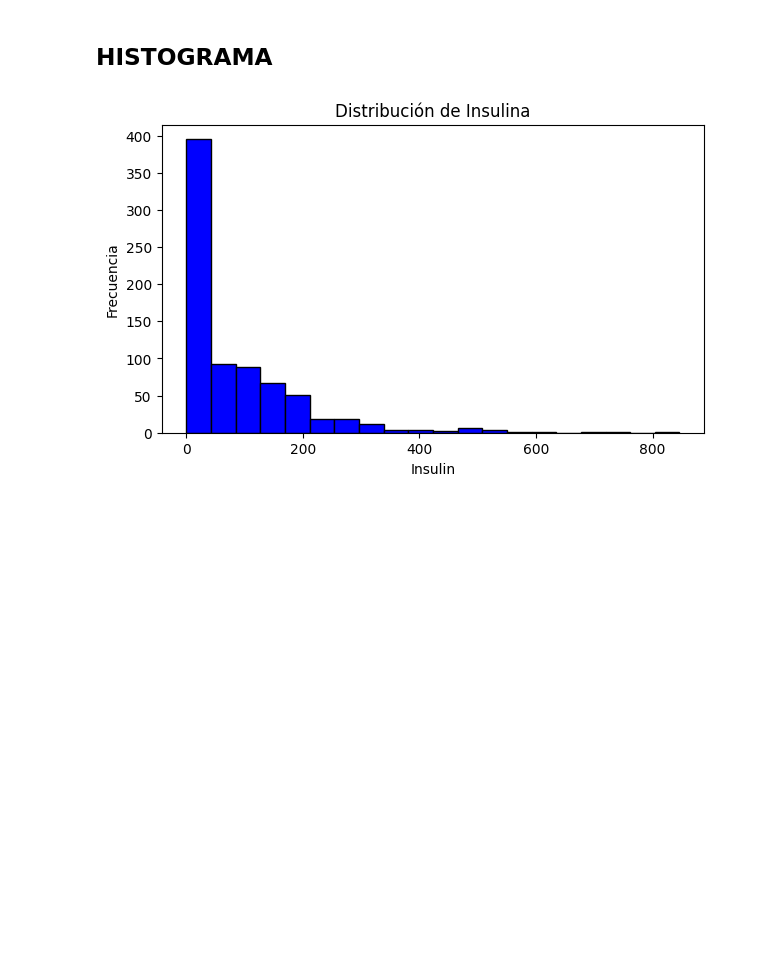
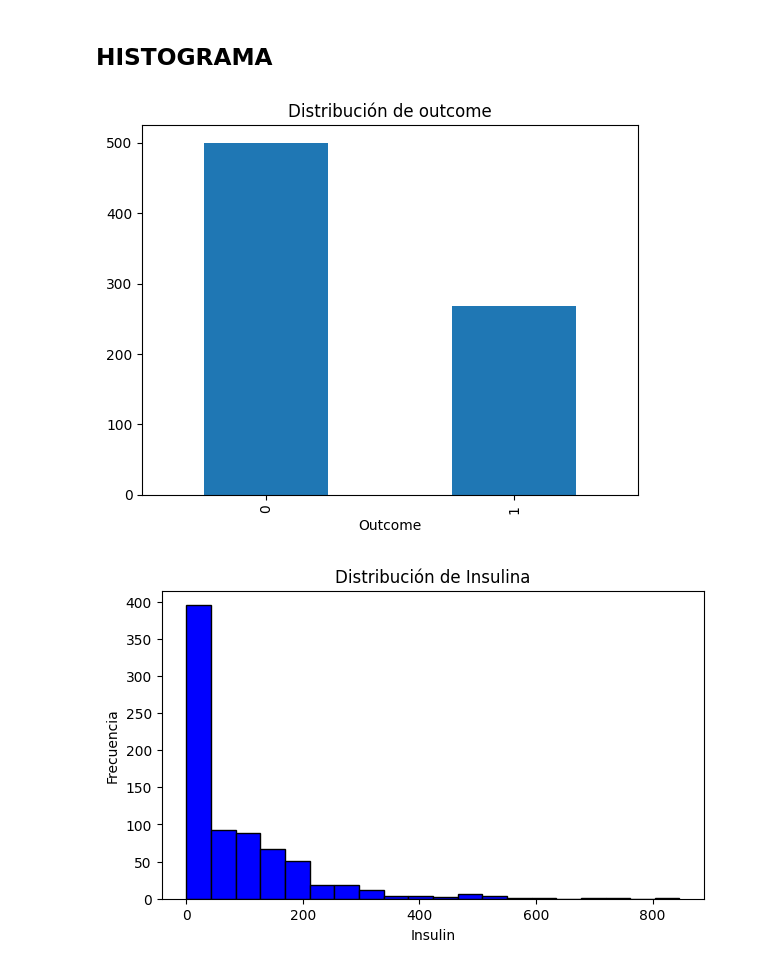
Before and after one commit to SofiaSacoto/LaboratorioGit, a Jupyter notebook: EstadisticaDescriptiva_SofiaSacoto.ipynb, the cells around one changed output. Saved outputs shown, nothing was run; the diff lists cells and outputs as text; code cells hidden in the pictures; blank space fills up the shorter version.

Commit message:
Visualización de datos corregida

```diff
--- a/EstadisticaDescriptiva_SofiaSacoto.ipynb
+++ b/EstadisticaDescriptiva_SofiaSacoto.ipynb
@@ -200,6 +151,13 @@ len(diabetes[(diabetes['Insulin'] >= 16) & (diabetes['Insulin'] <= 166) & (diabe
 ## HISTOGRAMA
 # %%
 import matplotlib.pyplot as plt
+# %%
+resultado = diabetes['Outcome'].value_counts()
+resultado.plot(kind='bar')
+plt.title('Distribución de outcome')
+plt.show()
+# %% [output]
+[figure, added]
 # %%
 # Histograma de insulina
 plt.figure(figsize=(7,4))
```
Also changed, not shown: parts of 15 cells of this notebook.
